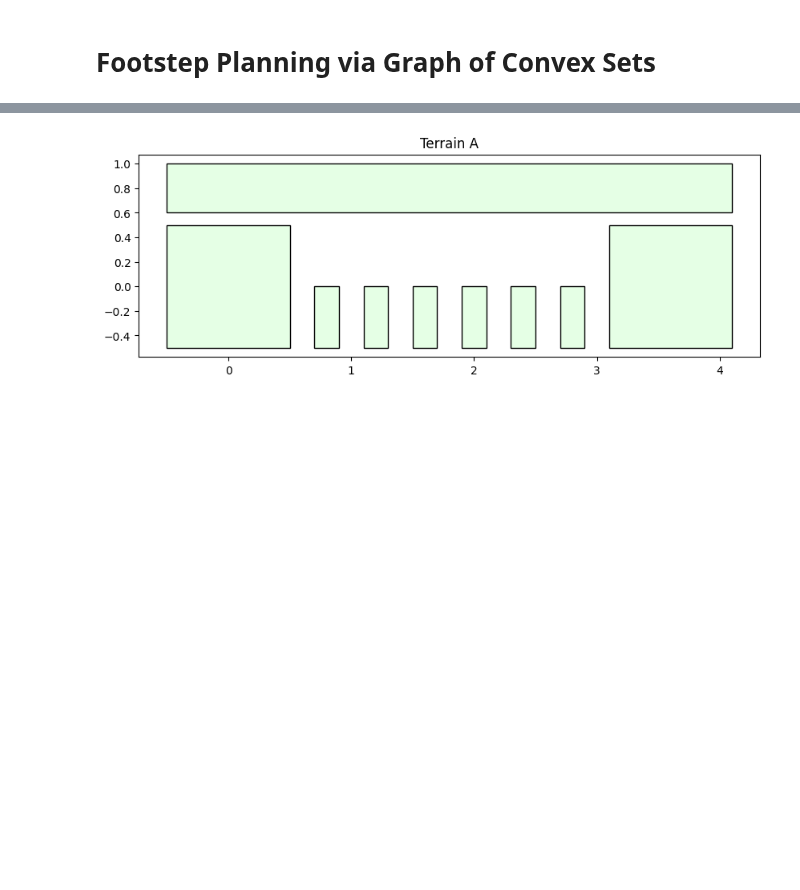
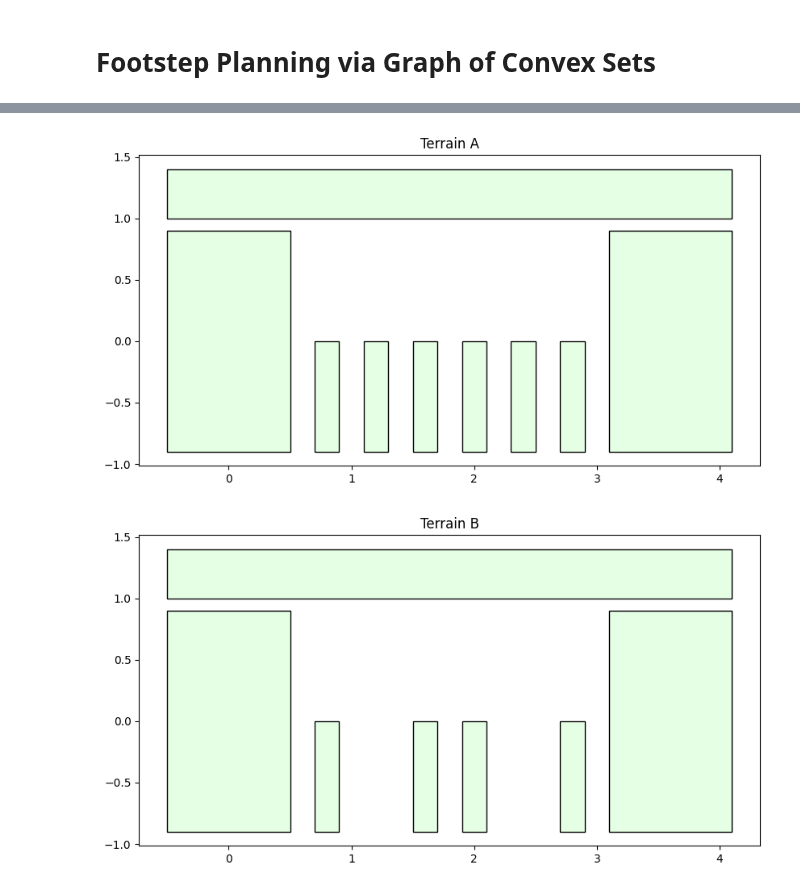
Before and after one commit to iamsavva/gcs-dual-bezier, a Jupyter notebook: graph_dual_v2/testing_footstep_planning_gcs.ipynb, the cells around one changed output, grey strips where cells are left out. Drawn from its saved outputs; the diff is of its cells as text; code cells hidden in the pictures; blank space fills up the shorter version.

```diff
--- a/graph_dual_v2/testing_footstep_planning_gcs.ipynb
+++ b/graph_dual_v2/testing_footstep_planning_gcs.ipynb
@@ -217,15 +179,16 @@ def generate_and_animate_footstep_plan(
 # %%
 # complete bridge
 terrain_A = Terrain([1, 1, 1, 1, 1, 1])
 terrain_A.plot("Terrain A")
 plt.show()
 
 # # one stepping stone missing in the bridge
-# terrain_B = Terrain([1, 1, 1, 0, 1, 1])
-# terrain_B.plot("Terrain B")
-# plt.show()
+terrain_B = Terrain([1, 0, 1, 1, 0, 1])
+terrain_B.plot("Terrain B")
+plt.show()
 # %% [output]
-[figure, old version]
+[figure, new version]
+[figure, added]
 # %%
 step_span = 0.8
 convex_relaxation = False
```
Also changed, not shown: parts of 7 cells of this notebook, 4 other files.
